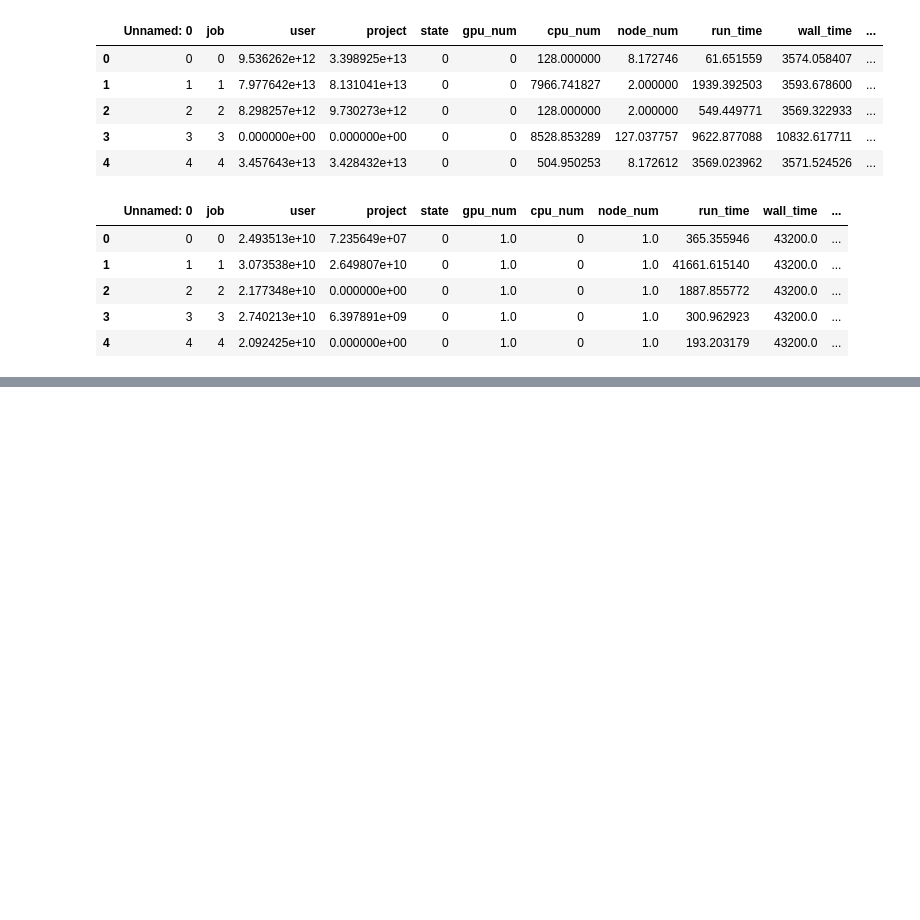
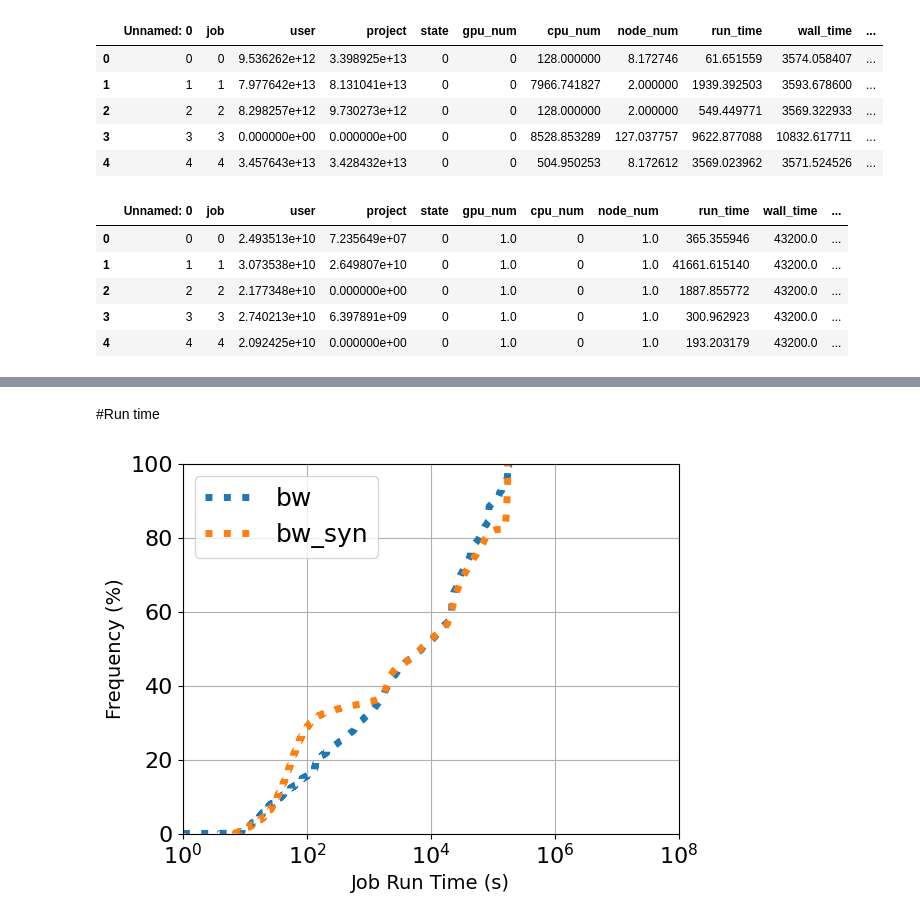
Before and after one commit to MonishSoundarRaj/data_check_generator, a Jupyter notebook: comparing_with_syn_plots.ipynb, the cells around one changed output, grey strips where cells are left out. Saved outputs shown, nothing was run; the diff lists cells and outputs as text; code cells hidden in the pictures; blank space fills up the shorter version.

```diff
--- a/comparing_with_syn_plots.ipynb
+++ b/comparing_with_syn_plots.ipynb
@@ -156,6 +170,11 @@ plt.rc('legend',fontsize=23)
+# %% [markdown]
+#Run time
 # %%
 plt.style.use("default")
 plot_cdf(bw_df["run_time"], 1000,"Job Run Time (s)", linestyle=":")
+plot_cdf(bw_syn_df["run_time"], 1000,"Job Run Time (s)", linestyle=":")
 plt.rc('legend',fontsize=18)
-plt.legend(["bw", "mira", "philly","helios", "supercloud", "theta", "theta-gpu"])
+plt.legend(["bw", "bw_syn"])
 plt.xscale("log")
+# %% [output]
+[figure, added]
```
Also changed, not shown: parts of 24 cells of this notebook.
